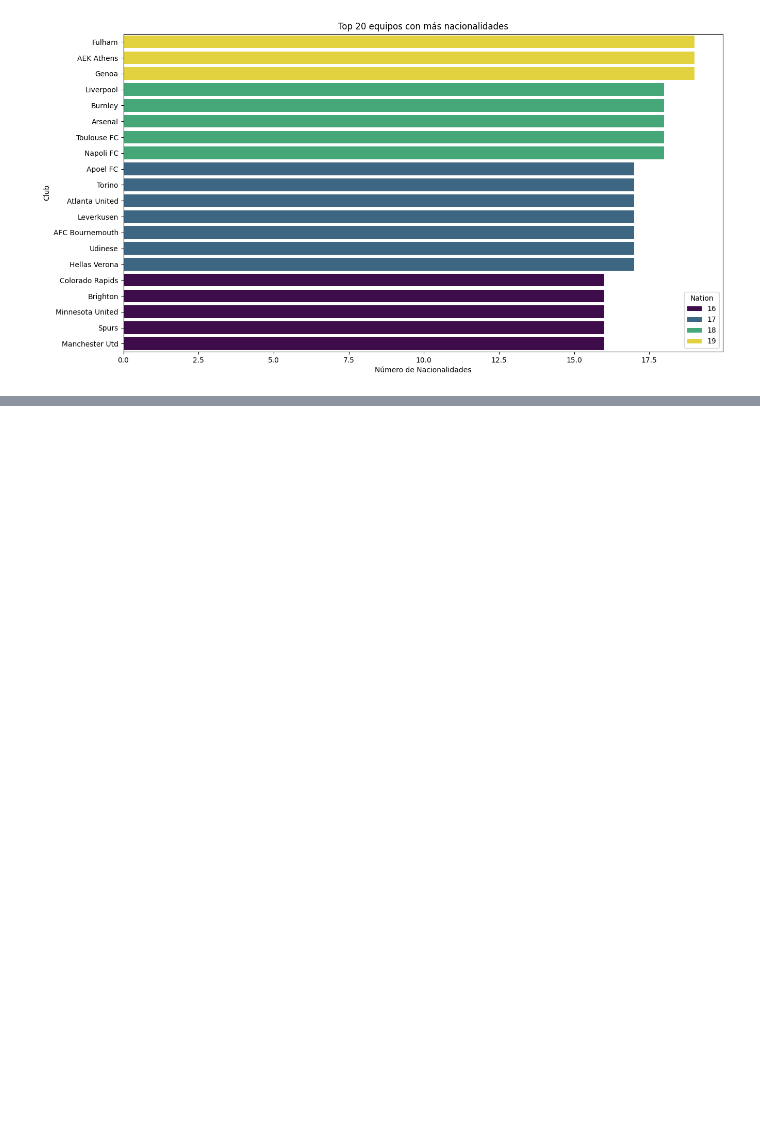
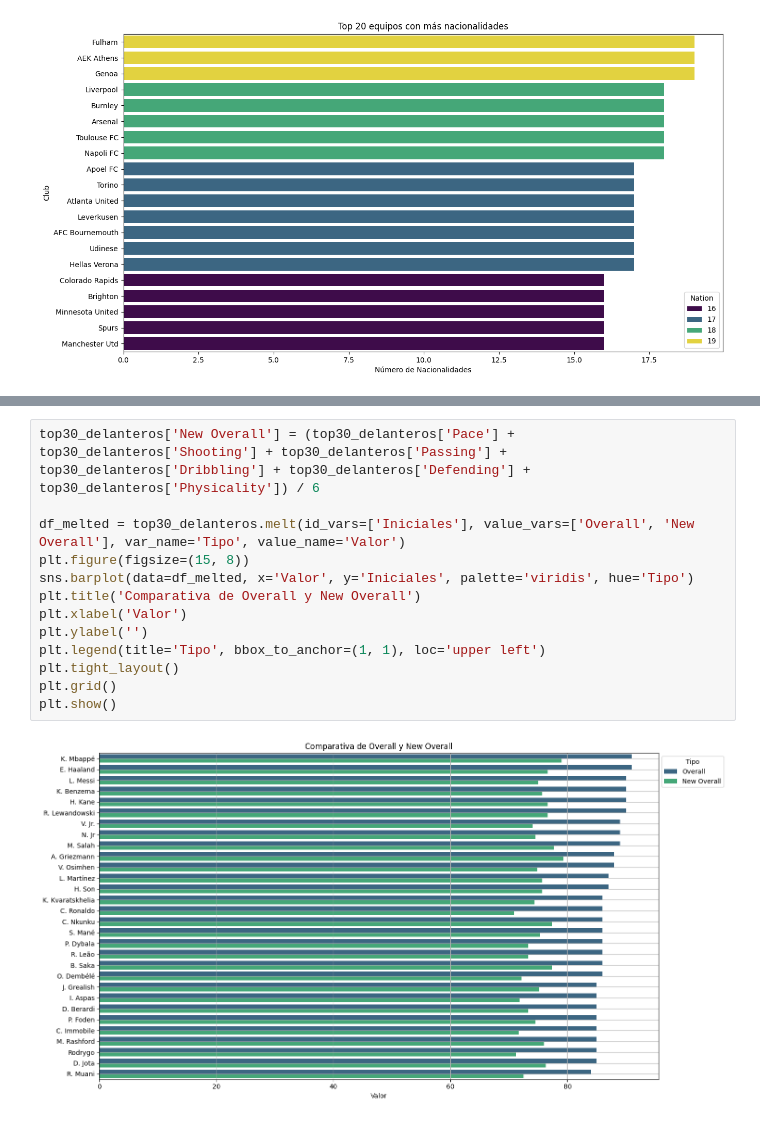
Before and after one commit to Tomaslopera/Fifa_Analysis, a Jupyter notebook: fifa24_male.ipynb, the cells around one changed output, grey strips where cells are left out. Cells and saved outputs as stored; diff of their text form; blank space fills up the shorter version.

```diff
--- a/fifa24_male.ipynb
+++ b/fifa24_male.ipynb
@@ -179,0 +245,15 @@ plt.show()
+# %%
+top30_delanteros['New Overall'] = (top30_delanteros['Pace'] + top30_delanteros['Shooting'] + top30_delanteros['Passing'] + top30_delanteros['Dribbling'] + top30_delanteros['Defending'] + top30_delanteros['Physicality']) / 6
+
+df_melted = top30_delanteros.melt(id_vars=['Iniciales'], value_vars=['Overall', 'New Overall'], var_name='Tipo', value_name='Valor')
+plt.figure(figsize=(15, 8))
+sns.barplot(data=df_melted, x='Valor', y='Iniciales', palette='viridis', hue='Tipo')
+plt.title('Comparativa de Overall y New Overall')
+plt.xlabel('Valor')
+plt.ylabel('')
+plt.legend(title='Tipo', bbox_to_anchor=(1, 1), loc='upper left')
+plt.tight_layout()
+plt.grid()
+plt.show()
+# %% [output]
+[figure, added]
```
Also changed, not shown: parts of 7 cells of this notebook.
